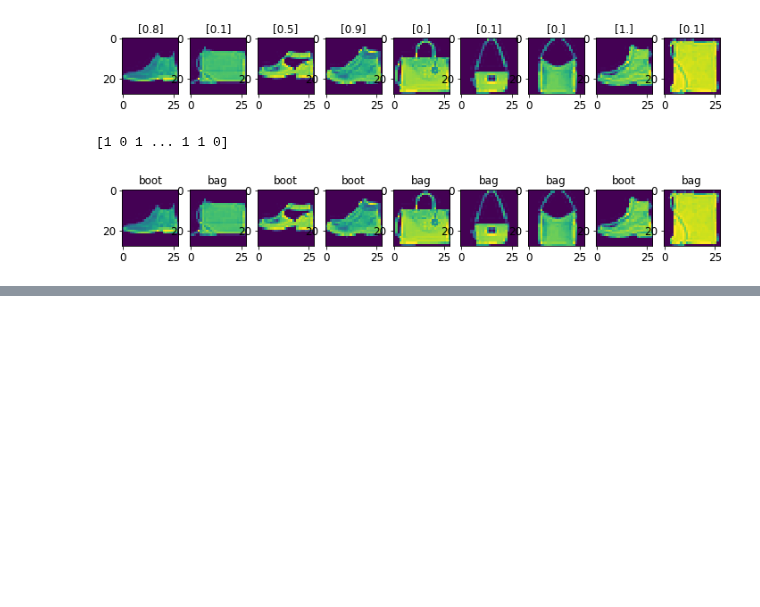
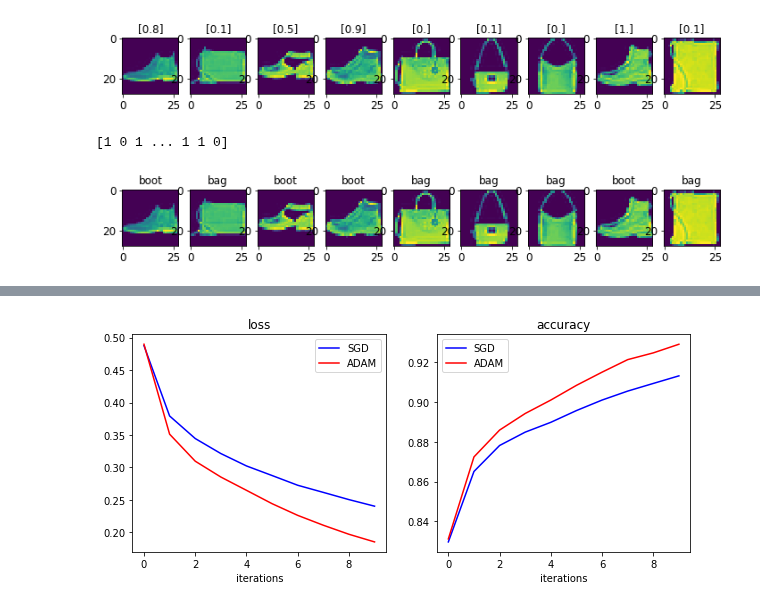
Before and after one commit to dtrad/geoml_course, a Jupyter notebook: Practice18_trainingDNN.ipynb, the cells around one changed output, grey strips where cells are left out. Cells and saved outputs as stored; diff of their text form; code cells hidden in the pictures; blank space fills up the shorter version.

```diff
--- a/Practice18_trainingDNN.ipynb
+++ b/Practice18_trainingDNN.ipynb
@@ -708,0 +739,12 @@ for i in range(9):
+# %%
+model = keras.models.Sequential([
+    keras.layers.Flatten(input_shape=[28, 28]),
+    keras.layers.Dense(300, activation="selu", kernel_initializer="lecun_normal"),
+    keras.layers.Dense(100, activation="selu", kernel_initializer="lecun_normal"),
+    keras.layers.Dense(10, activation="softmax")
+])
+model.compile(loss="sparse_categorical_crossentropy", optimizer=optimizer1, metrics=["accuracy"])
+# %%
+n_epochs = 10
+history1 = model.fit(X_train_scaled, y_train, epochs=n_epochs,
+                    validation_data=(X_valid_scaled, y_valid))
@@ -708,0 +769,11 @@ for i in range(9):
+# %%
+model = keras.models.Sequential([
+    keras.layers.Flatten(input_shape=[28, 28]),
+    keras.layers.Dense(300, activation="selu", kernel_initializer="lecun_normal"),
+    keras.layers.Dense(100, activation="selu", kernel_initializer="lecun_normal"),
+    keras.layers.Dense(10, activation="softmax")
+])
+model.compile(loss="sparse_categorical_crossentropy", optimizer=optimizer4, metrics=["accuracy"])
+# %%
+history4 = model.fit(X_train_scaled, y_train, epochs=n_epochs,
+                    validation_data=(X_valid_scaled, y_valid))
@@ -708,0 +798,20 @@ for i in range(9):
+# %%
+def plot_history(history, history2, case1, case2):
+    niter=history.params['epochs']
+    niter2=history.params['epochs']
+    iter=np.arange(niter)
+    iter2=np.arange(niter2)
+    plt.figure(figsize=(10,4))
+    plt.subplot(121);
+    plt.plot(iter,history.history["loss"],'b-',label=case1);plt.plot(iter2,history2.history['loss'],'r-',label=case2)
+    plt.xlabel('iterations')
+    plt.title('loss')
+    plt.legend()
+    plt.subplot(122);
+    plt.plot(iter,history.history["accuracy"],'b-',label=case1);plt.plot(iter2,history2.history['accuracy'],'r-',label=case2)
+    plt.xlabel('iterations')
+    plt.title('accuracy');
+    plt.legend()
+plot_history(history1,history4,'SGD','ADAM')
+# %% [output]
+[figure, added]
```
Also changed, not shown: parts of 16 cells of this notebook.
